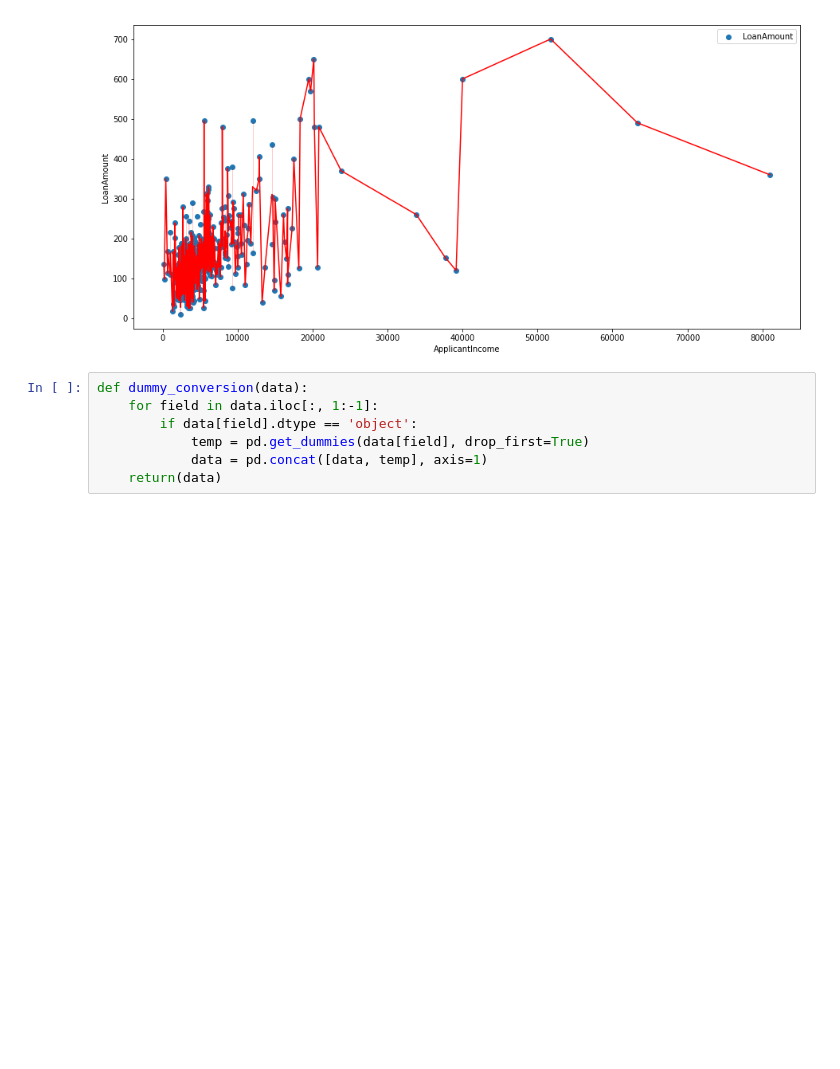
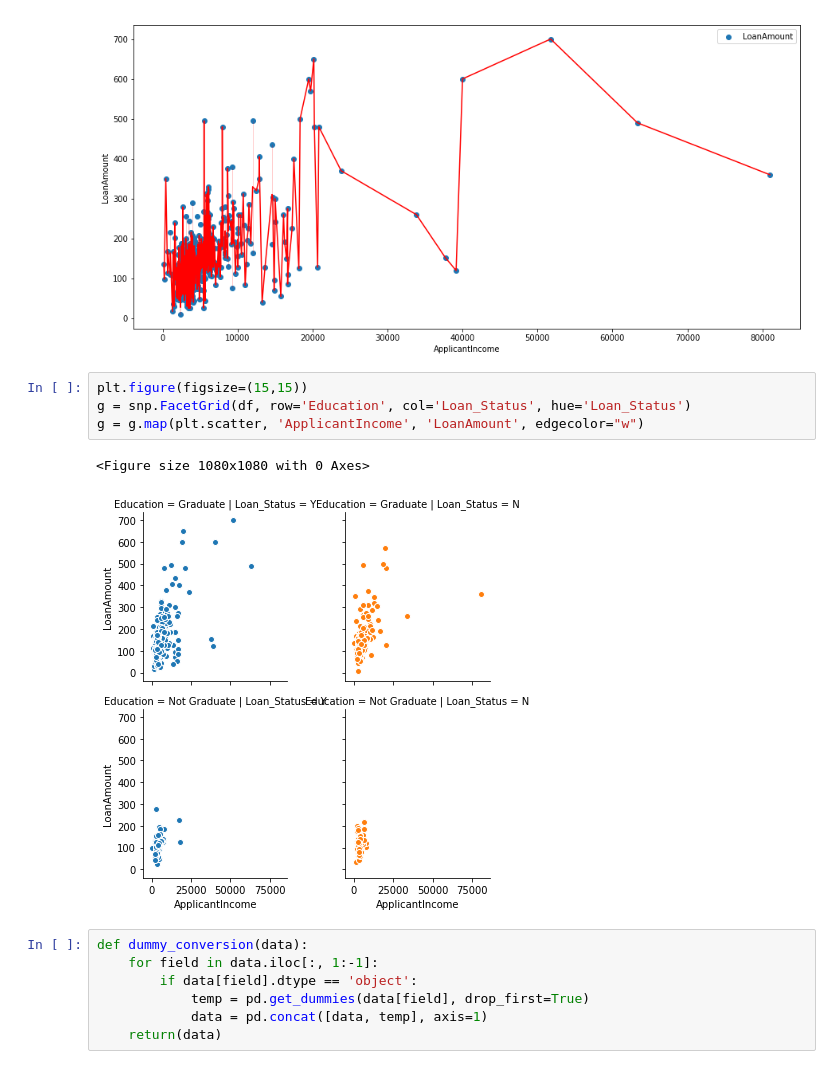
Before and after one commit to Abhishek768/loan_prediction, a Jupyter notebook: loan_prediction.ipynb, the cells around one changed output. Saved outputs shown, nothing was run; the diff lists cells and outputs as text; blank space fills up the shorter version.

Commit message:
more data visualization

```diff
--- a/loan_prediction.ipynb
+++ b/loan_prediction.ipynb
@@ -82,6 +82,13 @@ snp.lineplot(x='ApplicantIncome', y='LoanAmount', data=df, color='r')
 # %% [output]
 <matplotlib.axes._subplots.AxesSubplot at 0x...>
 [figure]
+# %%
+plt.figure(figsize=(15,15))
+g = snp.FacetGrid(df, row='Education', col='Loan_Status', hue='Loan_Status')
+g = g.map(plt.scatter, 'ApplicantIncome', 'LoanAmount', edgecolor="w")
+# %% [output]
+<Figure size 1080x1080 with 0 Axes>
+[figure, added]
 # %%
 def dummy_conversion(data):
     for field in data.iloc[:, 1:-1]:
```
Also changed, not shown: parts of 1 cell of this notebook.
